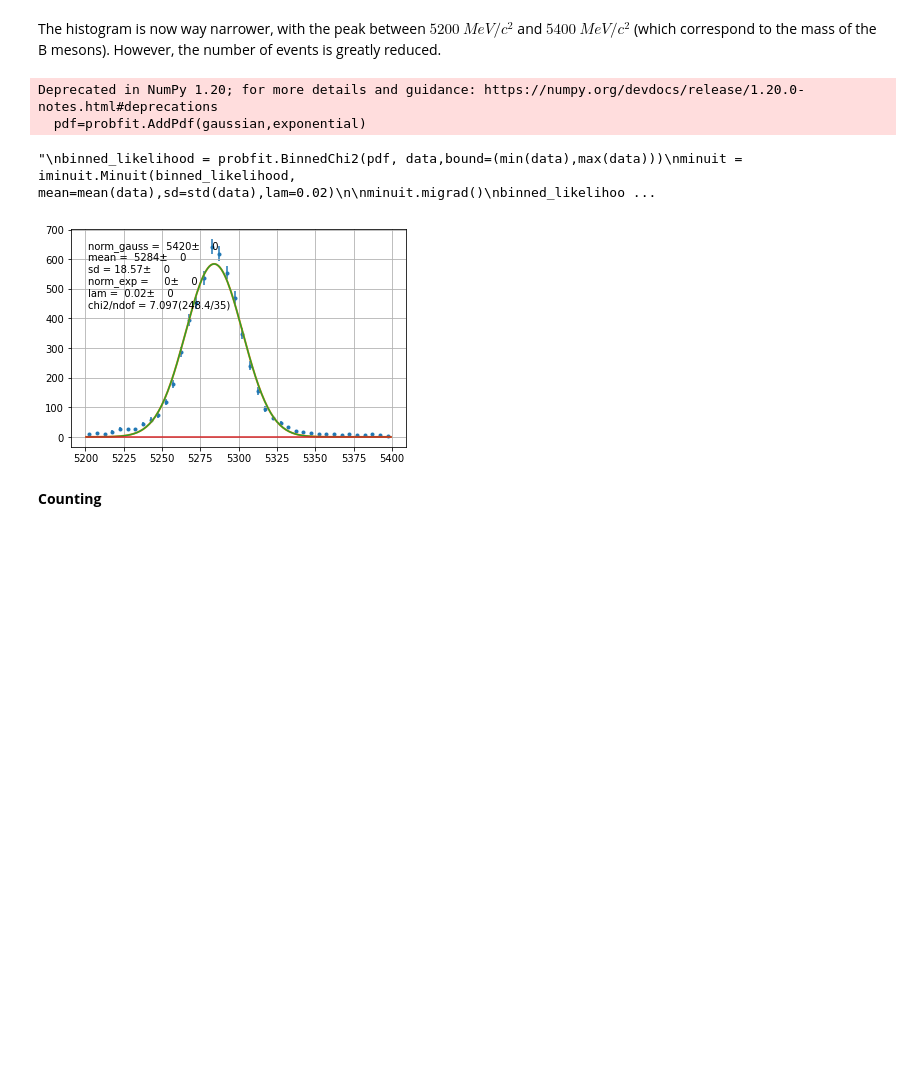
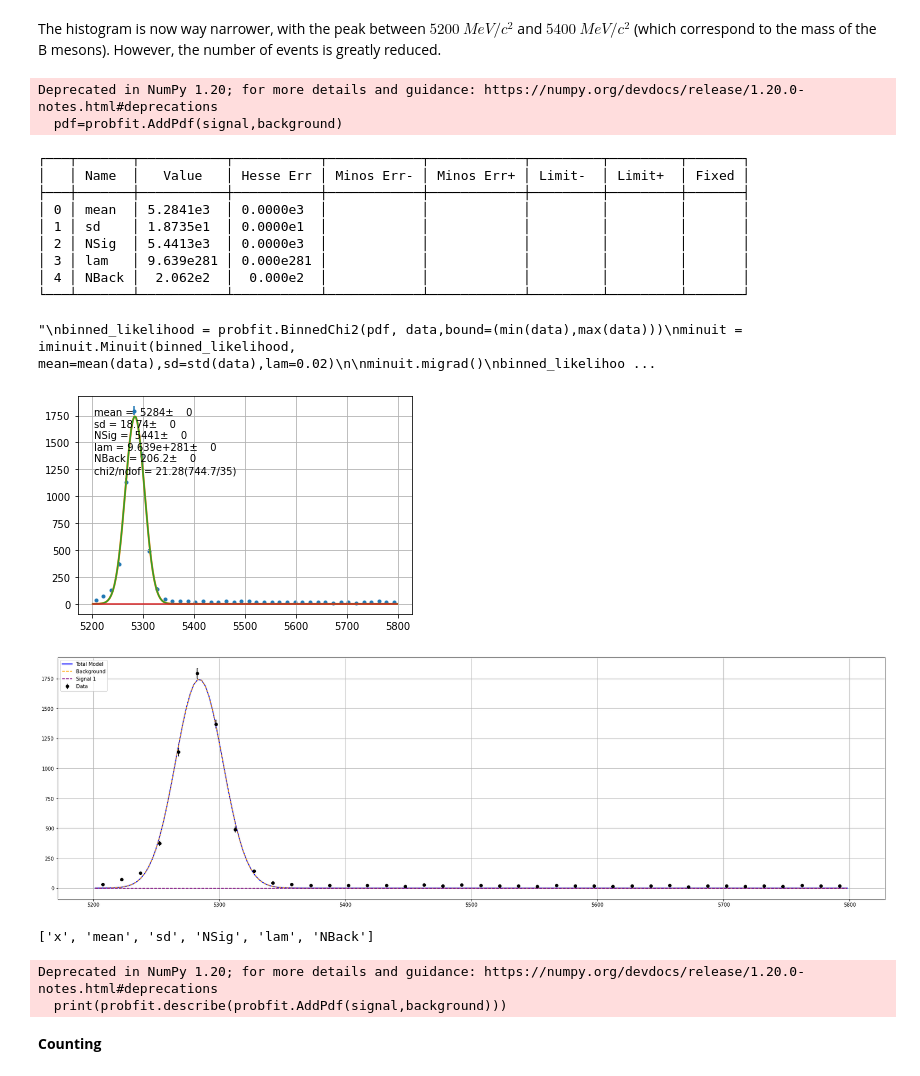
Before and after one commit to tsiligardi/PRA3024-Analysis-of-big-data-in-physics, a Jupyter notebook: LHCb_no_root_ipynb_with_iminuit.ipynb, the cells around one changed output. Saved outputs shown, nothing was run; the diff lists cells and outputs as text; code cells hidden in the pictures; blank space fills up the shorter version.

```diff
--- a/LHCb_no_root_ipynb_with_iminuit.ipynb
+++ b/LHCb_no_root_ipynb_with_iminuit.ipynb
@@ -79,7 +78,18 @@ def getModel(data,pdf,params):
   binned_likelihood = probfit.BinnedChi2(pdf, data,bound=(min(data),max(data)))
   minuit = iminuit.Minuit(binned_likelihood, **params)
   result=minuit.migrad()
-  binned_likelihood.draw(minuit,parts=True);
+  ((data_edges, datay), (errorp, errorm), (total_pdf_x, total_pdf_y), parts)=binned_likelihood.draw(minuit,parts=True);
+  plt.figure(figsize=(30, 9))
+  plt.errorbar(probfit.mid(data_edges), datay, errorp, fmt='ko', capsize=1, color='g', label='Data')
+  plt.plot(total_pdf_x, total_pdf_y, color='blue', lw=2, label='Total Model')
+  colors = ['orange', 'purple', 'DarkGreen']
+  labels = ['Background', 'Signal 1', 'Signal 2']
+  for color, label, part in zip(colors, labels, parts):
+    x, y = part
+    plt.plot(x, y, ls='--', color=color, label=label)
+    plt.grid(True)
+    plt.legend(loc='upper left')
+  print(result.params)
   return result.params
 
 def asymmetry(Nplus, Nminus):
@@ -212,34 +222,54 @@ The histogram is now way narrower, with the peak between $5200\  MeV/c^2$ and $5
 import iminuit
 import probfit
 # %%
-data=array([m for m in mass_mother_cut if (m>5200) and (m<5400)])
-def exponential(x,norm_exp,lam):
-  return norm_exp*probfit.pdf.exponential(x,lam)
+data=array([m for m in mass_mother_cut if (m>5200) and (m<5800)])
+def exponential(x,lam):
+  return exp(-lam*x)
+
+def gaussian(x,mean, sd):
+  return probfit.pdf.gaussian(x,mean=mean,sigma=sd)
+
+signal=probfit.Extended(gaussian, extname='NSig')
+background=probfit.Extended(exponential, extname='NBack')
+
+pdf=probfit.AddPdf(signal,background)
+
+getModel(pdf=pdf,data=data,params=dict(mean=mean(data),sd=std(data),lam=0.02 , NSig= data.shape[0]/30,NBack= data.shape[0]/30))
 
 
-def gaussian(x, norm_gauss,mean, sd):
-  return norm_gauss*probfit.pdf.gaussian(x,mean=mean,sigma=sd)
-
-pdf=probfit.AddPdf(gaussian,exponential)
-
-getModel(pdf=pdf,data=data,params=dict(mean=mean(data),sd=std(data),lam=0.02))
 
 '''
 binned_likelihood = probfit.BinnedChi2(pdf, data,bound=(min(data),max(data)))
 minuit = iminuit.Minuit(binned_likelihood, mean=mean(data),sd=std(data),lam=0.02)
 
 minuit.migrad()
 binned_likelihood.draw(minuit,parts=True);
 binned_likelihood.show(minuit, parts=False);
 
 Find a way to plot decentely the separate parts because they are all there (checked with Sanne's code)
 Not sure if addpdf is working
 '''
 # %% [output]
 Deprecated in NumPy 1.20; for more details and guidance: https://numpy.org/devdocs/release/1.20.0-notes.html#deprecations
-  pdf=probfit.AddPdf(gaussian,exponential)
+  pdf=probfit.AddPdf(signal,background)
-"\nbinned_likelihood = probfit.BinnedChi2(pdf, data,bound=(min(data),max(data)))\nminuit = iminuit.Minuit(binned_likelihood, mean=mean(data),sd=std(data),lam=0.02)\n\nminuit.migrad()\nbinned_likelihoo ...
+┌───┬───────┬───────────┬───────────┬────────────┬────────────┬─────────┬─────────┬───────┐
+│   │ Name  │   Value   │ Hesse Err │ Minos Err- │ Minos Err+ │ Limit-  │ Limit+  │ Fixed │
+├───┼───────┼───────────┼───────────┼────────────┼────────────┼─────────┼─────────┼───────┤
+│ 0 │ mean  │ 5.2841e3  │ 0.0000e3  │            │            │         │         │       │
+│ 1 │ sd    │ 1.8735e1  │ 0.0000e1  │            │            │         │         │       │
+│ 2 │ NSig  │ 5.4413e3  │ 0.0000e3  │            │            │         │         │       │
+│ 3 │ lam   │ 9.639e281 │ 0.000e281 │            │            │         │         │       │
+│ 4 │ NBack │  2.062e2  │  0.000e2  │            │            │         │         │       │
+└───┴───────┴───────────┴───────────┴────────────┴────────────┴─────────┴─────────┴───────┘
+"\nbinned_likelihood = probfit.BinnedChi2(pdf, data,bound=(min(data),max(data)))\nminuit = iminuit.Minuit(binned_likelihood, mean=mean(data),sd=std(data),lam=0.02)\n\nminuit.migrad()\nbinned_likelihoo ...
-[figure, old version]
+[figure, new version]
+[figure, added]
+# %%
+print(probfit.describe(probfit.AddPdf(signal,background)))
+# %% [output]
+['x', 'mean', 'sd', 'NSig', 'lam', 'NBack']
+Deprecated in NumPy 1.20; for more details and guidance: https://numpy.org/devdocs/release/1.20.0-notes.html#deprecations
+  print(probfit.describe(probfit.AddPdf(signal,background)))
 # %% [markdown]
 **Counting**
 # %%
```
Also changed, not shown: parts of 6 cells of this notebook.
